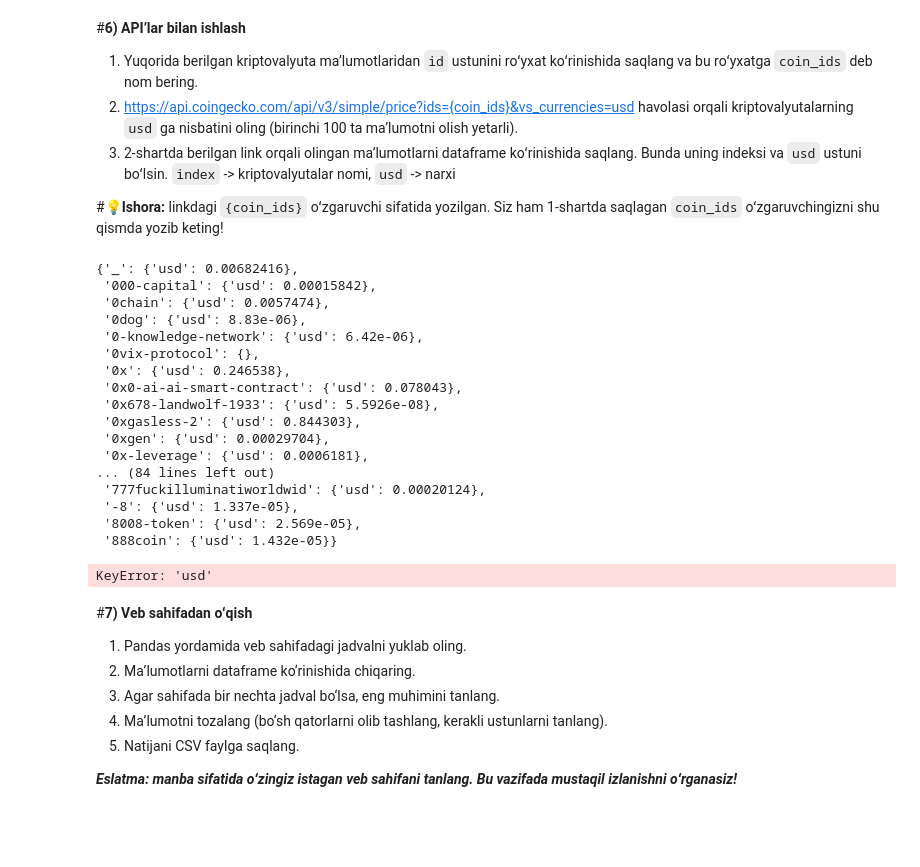
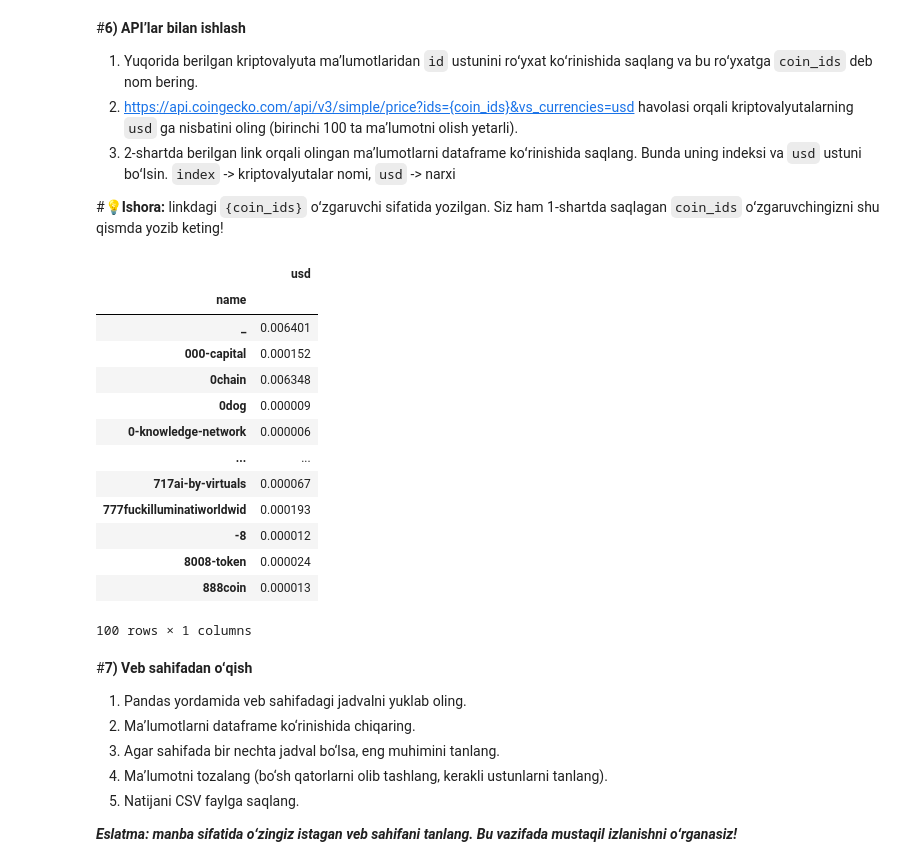
Before and after one commit to IlyasNasirov/notebook, a Jupyter notebook: 10_MAʼLUMOTLARGA_ISHLOV_BERISH_10_25_YAKUNIY_AMALIY_VAZIFA.ipynb, the cells around one changed output. Cells and saved outputs as stored; diff of their text form; code cells hidden in the pictures; blank space fills up the shorter version.

```diff
--- a/10_MAʼLUMOTLARGA_ISHLOV_BERISH_10_25_YAKUNIY_AMALIY_VAZIFA.ipynb
+++ b/10_MAʼLUMOTLARGA_ISHLOV_BERISH_10_25_YAKUNIY_AMALIY_VAZIFA.ipynb
@@ -127,35 +127,31 @@ df[df['name']=='Bitcoin']
 3. 2-shartda berilgan link orqali olingan maʼlumotlarni dataframe koʻrinishida saqlang. Bunda uning indeksi va `usd` ustuni boʻlsin. `index` -> kriptovalyutalar nomi, `usd` -> narxi
 
 #**💡Ishora:** linkdagi `{coin_ids}` oʻzgaruvchi sifatida yozilgan. Siz ham 1-shartda saqlagan `coin_ids` oʻzgaruvchingizni shu qismda yozib keting!
-# %%
-response.json()
-# %% [output]
-{'_': {'usd': 0.00682416},
- '000-capital': {'usd': 0.00015842},
- '0chain': {'usd': 0.0057474},
- '0dog': {'usd': 8.83e-06},
- '0-knowledge-network': {'usd': 6.42e-06},
- '0vix-protocol': {},
- '0x': {'usd': 0.246538},
- '0x0-ai-ai-smart-contract': {'usd': 0.078043},
- '0x678-landwolf-1933': {'usd': 5.5926e-08},
- '0xgasless-2': {'usd': 0.844303},
- '0xgen': {'usd': 0.00029704},
- '0x-leverage': {'usd': 0.0006181},
-... (84 lines left out)
- '777fuckilluminatiworldwid': {'usd': 0.00020124},
- '-8': {'usd': 1.337e-05},
- '8008-token': {'usd': 2.569e-05},
- '888coin': {'usd': 1.432e-05}}
 # %%
+import numpy as np
 coin_ids = list(df['id'])[:100]
 price_url = f"https://api.coingecko.com/api/v3/simple/price?ids={','.join(coin_ids)}&vs_currencies=usd"
 response = requests.get(price_url)
 price_data = response.json()
-processed_data = [{'name': coin_id, 'usd': price_info['usd']} for coin_id, price_info in price_data.items()]
+processed_data = [{'name': coin_id, 'usd': price_info.get('usd',np.nan)}  for coin_id, price_info in price_data.items()]
 price_df = pd.DataFrame(processed_data)
-# %% [output]
-KeyError: 'usd'
+# %%
+price_df.set_index(price_df.columns[0],inplace=True)
+# %% [output]
+|  | usd |
+| name |  |
+| _ | 0.006401 |
+| 000-capital | 0.000152 |
+| 0chain | 0.006348 |
+| 0dog | 0.000009 |
+| 0-knowledge-network | 0.000006 |
+| ... | ... |
+| 717ai-by-virtuals | 0.000067 |
+| 777fuckilluminatiworldwid | 0.000193 |
+| -8 | 0.000012 |
+| 8008-token | 0.000024 |
+| 888coin | 0.000013 |
+100 rows × 1 columns
 # %% [markdown]
 #**7) Veb sahifadan oʻqish**
 1. Pandas yordamida veb sahifadagi jadvalni yuklab oling.
```
Also changed, not shown: parts of 46 cells of this notebook.
